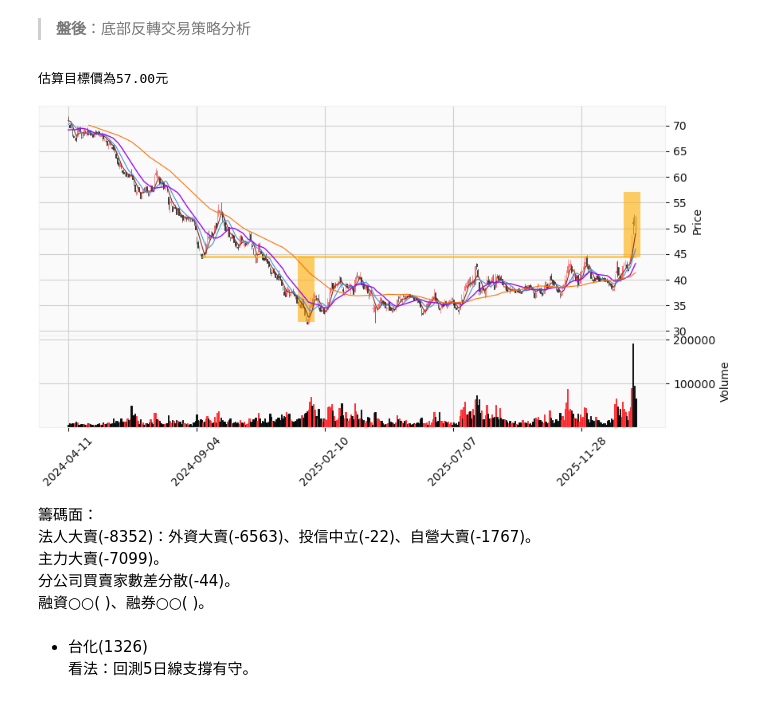
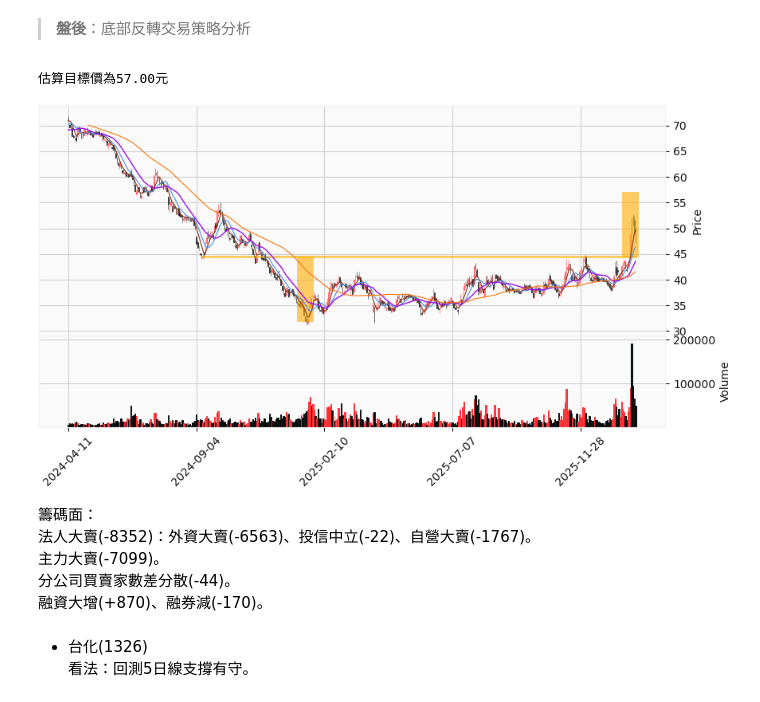
Before and after one commit to yilintung/StockInvestmentNotebook, a Jupyter notebook: 260130筆記.ipynb, the cells around one changed output. Saved outputs shown, nothing was run; the diff lists cells and outputs as text; code cells hidden in the pictures.

```diff
--- a/260130筆記.ipynb
+++ b/260130筆記.ipynb
@@ -245,17 +245,17 @@ def line_drawing_callback( range_prices) :
 
     return seq_of_seq_of_points,linewidths,colors
 # %%
-image = mysys.DrawOnKlineChart('1301','2024-04-11','2026-01-29',line_drawing_callback)
+image = mysys.DrawOnKlineChart('1301','2024-04-11','2026-01-30',line_drawing_callback)
 display(image)
 # %% [output]
 估算目標價為57.00元
-[figure, old version]
+[figure, new version]
 # %% [markdown]
 籌碼面：
 法人大賣(-8352)：外資大賣(-6563)、投信中立(-22)、自營大賣(-1767)。
 主力大賣(-7099)。
 分公司買賣家數差分散(-44)。
-融資○○( )、融券○○( )。
+融資大增(+870)、融券減(-170)。
 # %% [markdown]
 * 台化(1326)
   看法：回測5日線支撐有守。
```
Also changed, not shown: parts of 9 cells of this notebook.
